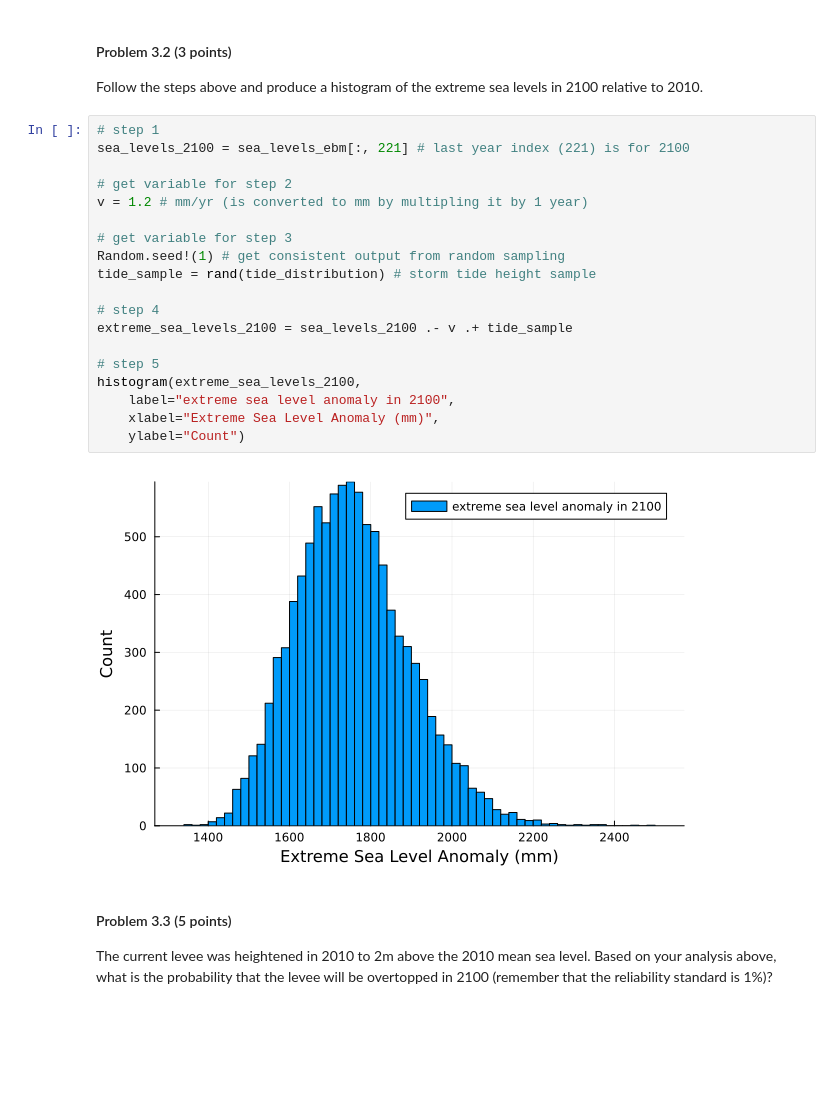
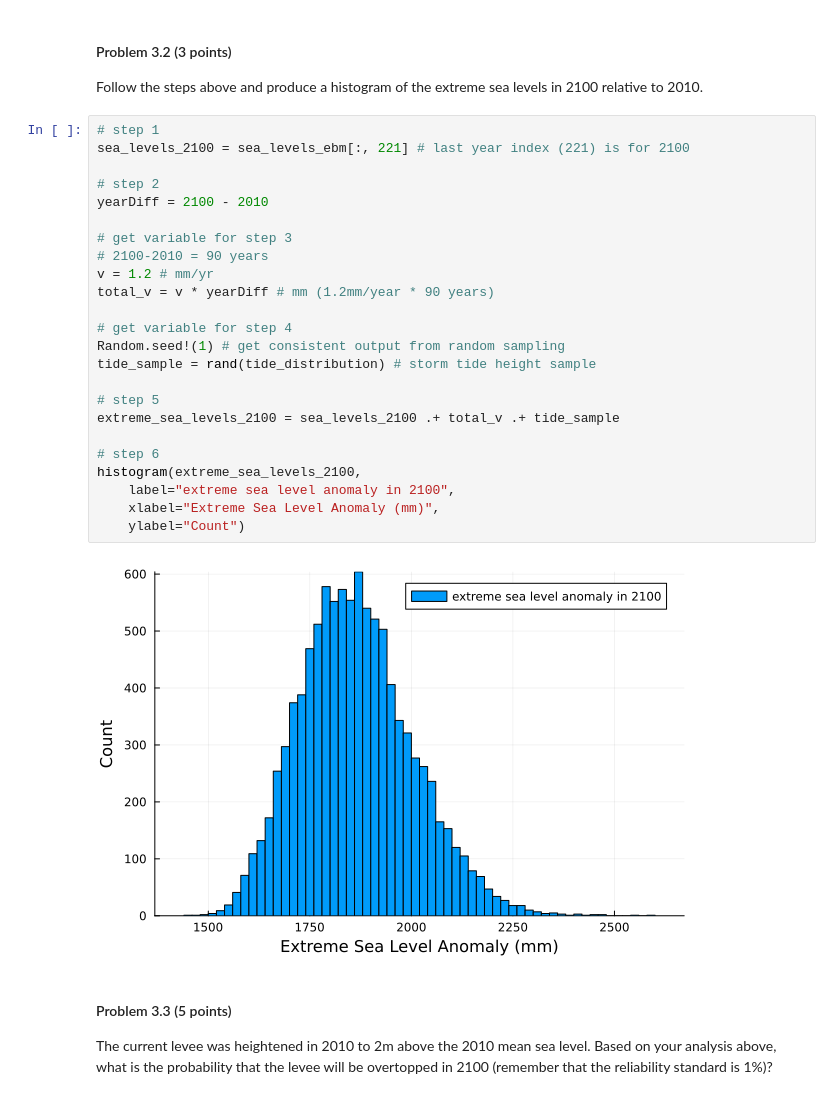
Before and after one commit to BEE4750-FA23/hw3-anthonynic28, a Jupyter notebook: hw03.ipynb, the cells around one changed output. Saved outputs shown, nothing was run; the diff lists cells and outputs as text; blank space fills up the shorter version.

```diff
--- a/hw03.ipynb
+++ b/hw03.ipynb
@@ -424,24 +428,29 @@ in 2100 relative to 2010.
 # %%
 # step 1
 sea_levels_2100 = sea_levels_ebm[:, 221] # last year index (221) is for 2100
 
-# get variable for step 2
-v = 1.2 # mm/yr (is converted to mm by multipling it by 1 year)
+# step 2
+yearDiff = 2100 - 2010
 
 # get variable for step 3
+# 2100-2010 = 90 years
+v = 1.2 # mm/yr
+total_v = v * yearDiff # mm (1.2mm/year * 90 years)
+
+# get variable for step 4
 Random.seed!(1) # get consistent output from random sampling
 tide_sample = rand(tide_distribution) # storm tide height sample
 
-# step 4
-extreme_sea_levels_2100 = sea_levels_2100 .- v .+ tide_sample
+# step 5
+extreme_sea_levels_2100 = sea_levels_2100 .+ total_v .+ tide_sample
 
-# step 5
+# step 6
 histogram(extreme_sea_levels_2100,
     label="extreme sea level anomaly in 2100",
     xlabel="Extreme Sea Level Anomaly (mm)",
     ylabel="Count")
 # %% [output]
-[figure, old version]
+[figure, new version]
 # %% [markdown]
 #### Problem 3.3 (5 points)
 
```
Also changed, not shown: parts of 5 cells of this notebook.
